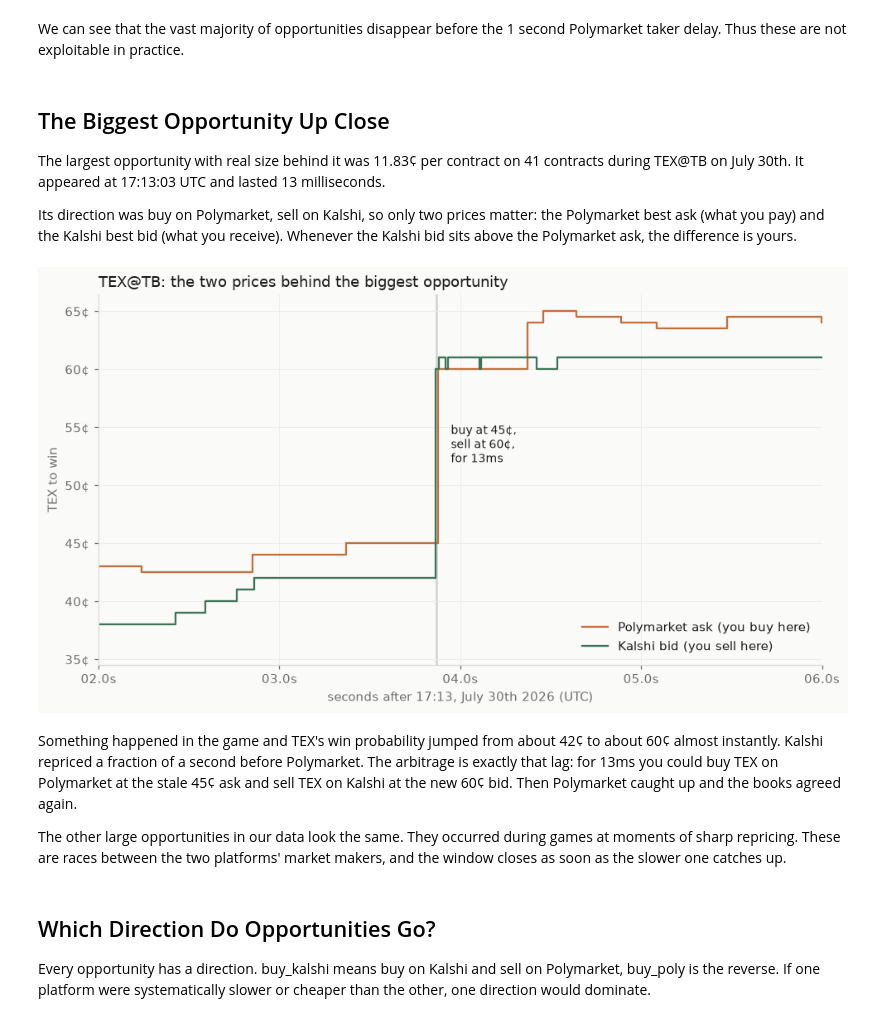
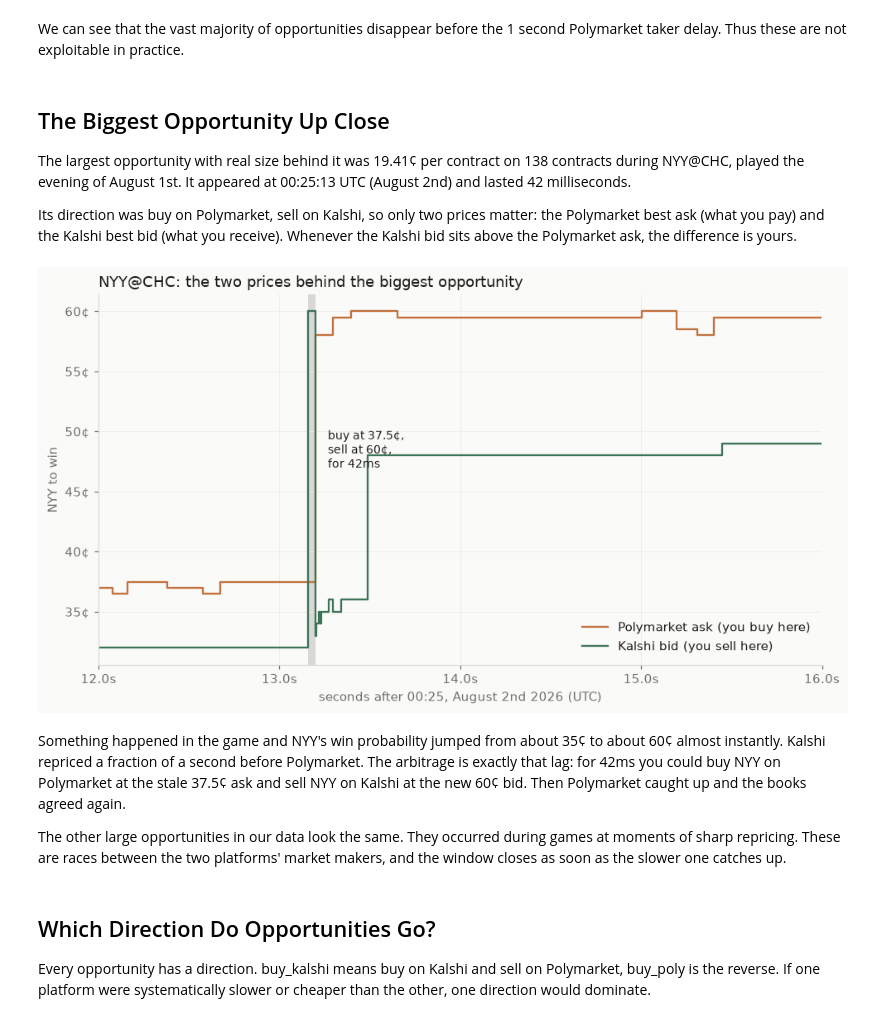
Before and after one commit to zhinit/prediction-market-analysis, a Jupyter notebook: analysis/cross_platform_arbitrage.ipynb, the cells around one changed output. Drawn from its saved outputs; the diff is of its cells as text; code cells hidden in the pictures.

```diff
--- a/analysis/cross_platform_arbitrage.ipynb
+++ b/analysis/cross_platform_arbitrage.ipynb
@@ -514,7 +514,7 @@ We can see that the vast majority of opportunities disappear before the 1 second
 # %% [markdown]
 ## The Biggest Opportunity Up Close
 
-The largest opportunity with real size behind it was 11.83¢ per contract on 41 contracts during TEX@TB on July 30th. It appeared at 17:13:03 UTC and lasted 13 milliseconds.
+The largest opportunity with real size behind it was 19.41¢ per contract on 138 contracts during NYY@CHC, played the evening of August 1st. It appeared at 00:25:13 UTC (August 2nd) and lasted 42 milliseconds.
 
 Its direction was buy on Polymarket, sell on Kalshi, so only two prices matter: the Polymarket best ask (what you pay) and the Kalshi best bid (what you receive). Whenever the Kalshi bid sits above the Polymarket ask, the difference is yours.
 # %%
@@ -523,47 +523,47 @@ import datetime as dt
 import matplotlib.dates as mdates
 
 window = con.sql("""
     SELECT timestamp, k_bid, p_ask
     FROM arb_states
-    WHERE game_key = 'TEX@TB-2026-07-30'
-      AND timestamp BETWEEN TIMESTAMP '2026-07-30 17:13:01'
-                        AND TIMESTAMP '2026-07-30 17:13:07'
+    WHERE game_key = 'NYY@CHC-2026-08-01'
+      AND timestamp BETWEEN TIMESTAMP '2026-08-02 00:25:11'
+                        AND TIMESTAMP '2026-08-02 00:25:17'
     ORDER BY timestamp
 """).pl()
 
-ep_start = dt.datetime(2026, 7, 30, 17, 13, 3, 865000)
-ep_end = dt.datetime(2026, 7, 30, 17, 13, 3, 878145)
+ep_start = dt.datetime(2026, 8, 2, 0, 25, 13, 156000)
+ep_end = dt.datetime(2026, 8, 2, 0, 25, 13, 198000)
 
 fig, ax = plt.subplots(figsize=(9, 5))
 
 t = window["timestamp"].to_list()
 ax.step(t, window["p_ask"], where="post", color=CLAY, lw=1.5,
         label="Polymarket ask (you buy here)")
 ax.step(t, window["k_bid"], where="post", color=GREEN, lw=1.5,
         label="Kalshi bid (you sell here)")
 
 ax.axvspan(ep_start, ep_end, color=INK, alpha=0.15, lw=0)
-ax.annotate("buy at 45¢,\nsell at 60¢,\nfor 13ms", xy=(ep_end, 0.52),
+ax.annotate("buy at 37.5¢,\nsell at 60¢,\nfor 42ms", xy=(ep_end, 0.47),
             xytext=(10, 0), textcoords="offset points",
             fontsize=9, color=INK)
 
-ax.set_xlim(dt.datetime(2026, 7, 30, 17, 13, 2),
-            dt.datetime(2026, 7, 30, 17, 13, 6))
+ax.set_xlim(dt.datetime(2026, 8, 2, 0, 25, 12),
+            dt.datetime(2026, 8, 2, 0, 25, 16))
 ax.yaxis.set_major_formatter(
     mtick.FuncFormatter(lambda y, _: f"{y * 100:g}¢"))
 ax.xaxis.set_major_formatter(mtick.FuncFormatter(
     lambda x, _: mdates.num2date(x).strftime("%S.%f")[:4] + "s"))
-ax.set_ylabel("TEX to win")
-ax.set_xlabel("seconds after 17:13, July 30th 2026 (UTC)")
-ax.set_title("TEX@TB: the two prices behind the biggest opportunity", color=INK)
+ax.set_ylabel("NYY to win")
+ax.set_xlabel("seconds after 00:25, August 2nd 2026 (UTC)")
+ax.set_title("NYY@CHC: the two prices behind the biggest opportunity", color=INK)
 ax.legend(frameon=False, loc="lower right")
 
 fig.tight_layout()
 plt.show()
 # %% [output]
-[figure, old version]
+[figure, new version]
 # %% [markdown]
-Something happened in the game and TEX's win probability jumped from about 42¢ to about 60¢ almost instantly. Kalshi repriced a fraction of a second before Polymarket. The arbitrage is exactly that lag: for 13ms you could buy TEX on Polymarket at the stale 45¢ ask and sell TEX on Kalshi at the new 60¢ bid. Then Polymarket caught up and the books agreed again.
+Something happened in the game and NYY's win probability jumped from about 35¢ to about 60¢ almost instantly. Kalshi repriced a fraction of a second before Polymarket. The arbitrage is exactly that lag: for 42ms you could buy NYY on Polymarket at the stale 37.5¢ ask and sell NYY on Kalshi at the new 60¢ bid. Then Polymarket caught up and the books agreed again.
 
 The other large opportunities in our data look the same. They occurred during games at moments of sharp repricing. These are races between the two platforms' market makers, and the window closes as soon as the slower one catches up.
 # %% [markdown]
```
Also changed, not shown: parts of 18 cells of this notebook, 1 other file.
